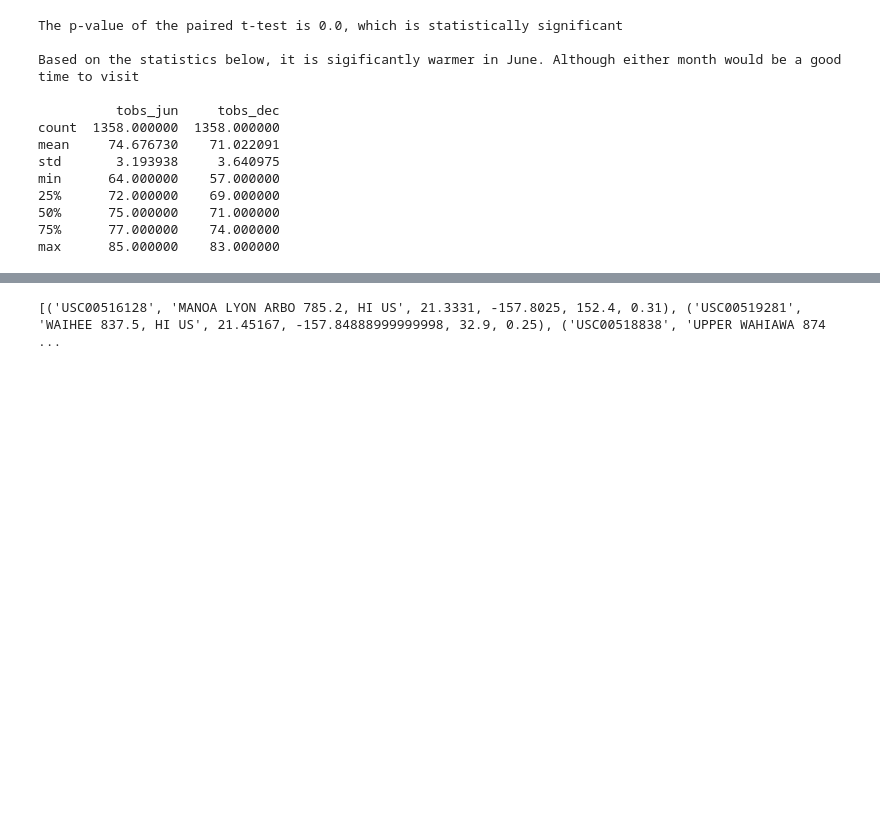
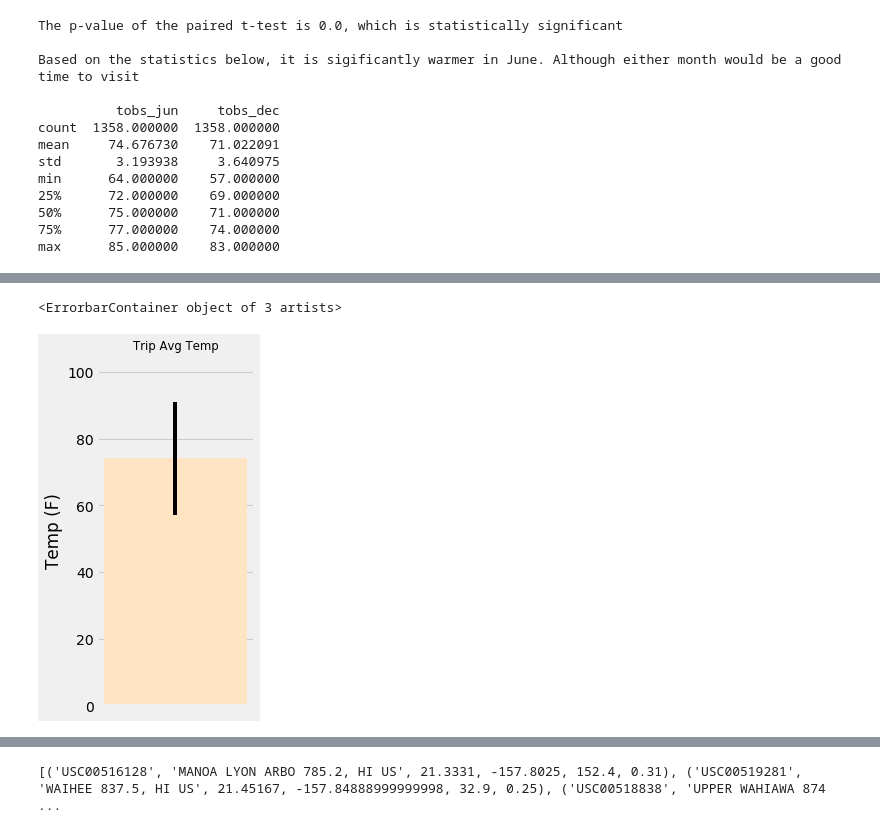
Before and after one commit to jteickholt/sqlalchemy-challenge, a Jupyter notebook: climate_starter.ipynb, the cells around one changed output, grey strips where cells are left out. Saved outputs shown, nothing was run; the diff lists cells and outputs as text; code cells hidden in the pictures; blank space fills up the shorter version.

```diff
--- a/climate_starter.ipynb
+++ b/climate_starter.ipynb
@@ -312,0 +303,31 @@ print(calc_temps('2012-02-28', '2012-03-05'))
+# %%
+# I am going to pretend like I am back in May of 2017(since the data stops in Aug-2017) and I am planning
+# a trip for Jun 1st to Jun 15, so I will look at these same date from back in 2016 to see how the weather looked
+
+tempresult = calc_temps('2016-06-01','2016-06-15')
+
+templist= list(np.ravel(tempresult))
+tempmin, tempavg, tempmax = templist
+
+errorrange = tempmax - tempmin
+
+
+# Create a barchart to show the averae, as well as errobar that show min/max
+
+fig, ax=plt.subplots(figsize=(2.5,6))
+
+ax.bar(x=1,height=tempavg, color='bisque')
+plt.tick_params(
+    axis='x',          # changes apply to the x-axis
+    which='both',      # both major and minor ticks are affected
+    bottom=False,      # ticks along the bottom edge are off
+    top=False,         # ticks along the top edge are off
+    labelbottom=False)
+ax.set_ylim(0, 105)
+ax.grid(axis='x')
+ax.set_ylabel('Temp (F)')
+ax.set_title('Trip Avg Temp', fontsize='small')
+ax.errorbar(x=1,y=tempavg, yerr=errorrange, color='black')
+# %% [output]
+<ErrorbarContainer object of 3 artists>
+[figure, added]
```
Also changed, not shown: parts of 6 cells of this notebook.
